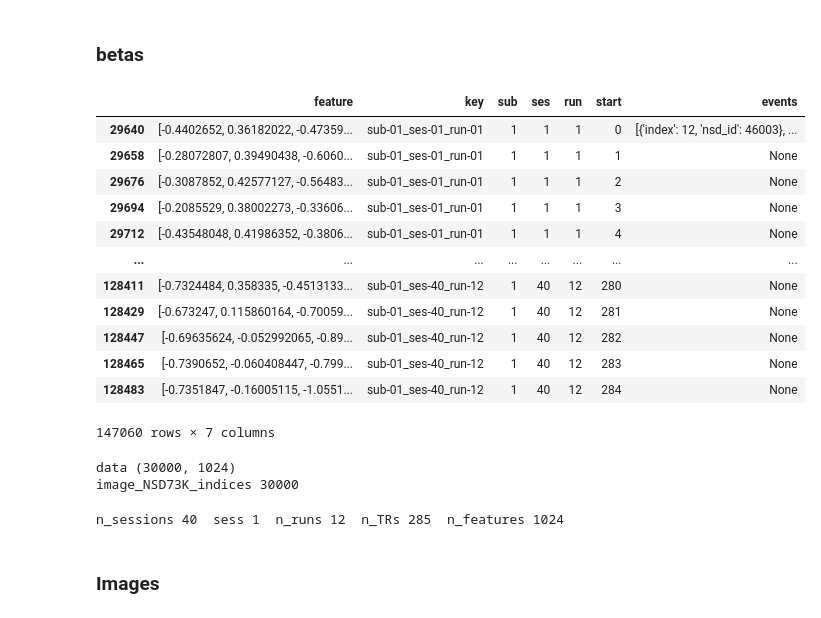
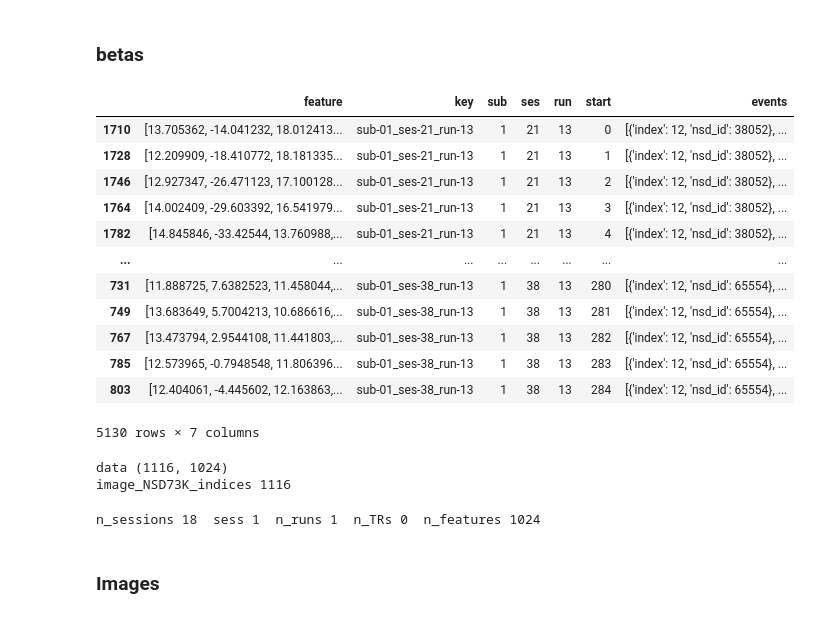
Before and after one commit to MedARC-AI/fMRI-foundation-model, a Jupyter notebook: flat/MindTrain.ipynb, the cells around one changed output. Drawn from its saved outputs; the diff is of its cells as text; code cells hidden in the pictures.

```diff
--- a/flat/MindTrain.ipynb
+++ b/flat/MindTrain.ipynb
@@ -37,23 +40,23 @@ from IPython.display import clear_output # function to clear print outputs in ce
 # %% [markdown]
 ### betas
 # %%
-features = pd.read_parquet('/weka/proj-fmri/paulscotti/fMRI-foundation-model/flat/checkpoints/nsdflat_large_gsr_/epoch99/test.parquet')
+features = pd.read_parquet('/weka/proj-fmri/paulscotti/fMRI-foundation-model/flat/checkpoints/nsdflat_large_gsr_mindeye_run2to12/epoch2/test.parquet')
 features = features.sort_values(by=["ses", "run", "start"])
 features
 # %% [output]
 |  | feature | key | sub | ses | run | start | events |
-| 29640 | [-0.4402652, 0.36182022, -0.47359... | sub-01_ses-01_run-01 | 1 | 1 | 1 | 0 | [{'index': 12, 'nsd_id': 46003}, ... |
-| 29658 | [-0.28072807, 0.39490438, -0.6060... | sub-01_ses-01_run-01 | 1 | 1 | 1 | 1 | None |
-| 29676 | [-0.3087852, 0.42577127, -0.56483... | sub-01_ses-01_run-01 | 1 | 1 | 1 | 2 | None |
-| 29694 | [-0.2085529, 0.38002273, -0.33606... | sub-01_ses-01_run-01 | 1 | 1 | 1 | 3 | None |
-| 29712 | [-0.43548048, 0.41986352, -0.3806... | sub-01_ses-01_run-01 | 1 | 1 | 1 | 4 | None |
+| 1710 | [13.705362, -14.041232, 18.012413... | sub-01_ses-21_run-13 | 1 | 21 | 13 | 0 | [{'index': 12, 'nsd_id': 38052}, ... |
+| 1728 | [12.209909, -18.410772, 18.181335... | sub-01_ses-21_run-13 | 1 | 21 | 13 | 1 | [{'index': 12, 'nsd_id': 38052}, ... |
+| 1746 | [12.927347, -26.471123, 17.100128... | sub-01_ses-21_run-13 | 1 | 21 | 13 | 2 | [{'index': 12, 'nsd_id': 38052}, ... |
+| 1764 | [14.002409, -29.603392, 16.541979... | sub-01_ses-21_run-13 | 1 | 21 | 13 | 3 | [{'index': 12, 'nsd_id': 38052}, ... |
+| 1782 | [14.845846, -33.42544, 13.760988,... | sub-01_ses-21_run-13 | 1 | 21 | 13 | 4 | [{'index': 12, 'nsd_id': 38052}, ... |
 | ... | ... | ... | ... | ... | ... | ... | ... |
-| 128411 | [-0.7324484, 0.358335, -0.4513133... | sub-01_ses-40_run-12 | 1 | 40 | 12 | 280 | None |
-| 128429 | [-0.673247, 0.115860164, -0.70059... | sub-01_ses-40_run-12 | 1 | 40 | 12 | 281 | None |
-| 128447 | [-0.69635624, -0.052992065, -0.89... | sub-01_ses-40_run-12 | 1 | 40 | 12 | 282 | None |
-| 128465 | [-0.7390652, -0.060408447, -0.799... | sub-01_ses-40_run-12 | 1 | 40 | 12 | 283 | None |
-| 128483 | [-0.7351847, -0.16005115, -1.0551... | sub-01_ses-40_run-12 | 1 | 40 | 12 | 284 | None |
+| 731 | [11.888725, 7.6382523, 11.458044,... | sub-01_ses-38_run-13 | 1 | 38 | 13 | 280 | [{'index': 12, 'nsd_id': 65554}, ... |
+| 749 | [13.683649, 5.7004213, 10.686616,... | sub-01_ses-38_run-13 | 1 | 38 | 13 | 281 | [{'index': 12, 'nsd_id': 65554}, ... |
+| 767 | [13.473794, 2.9544108, 11.441803,... | sub-01_ses-38_run-13 | 1 | 38 | 13 | 282 | [{'index': 12, 'nsd_id': 65554}, ... |
+| 785 | [12.573965, -0.7948548, 11.806396... | sub-01_ses-38_run-13 | 1 | 38 | 13 | 283 | [{'index': 12, 'nsd_id': 65554}, ... |
+| 803 | [12.404061, -4.445602, 12.163863,... | sub-01_ses-38_run-13 | 1 | 38 | 13 | 284 | [{'index': 12, 'nsd_id': 65554}, ... |
-147060 rows × 7 columns
+5130 rows × 7 columns
 # %%
 num_TRs_per_image = 1
 TR_delay = 3
@@ -61,11 +64,11 @@ data = []
 image_NSD73K_indices = []
 
 for sub in [1]:
-    for sess in tqdm(range(1, 41)):  # Adjust range as needed
+    for sess in tqdm(np.unique(features['ses'].values)):
         # Filter DataFrame once per session
         sess_features = features[(features['sub'] == sub) & (features['ses'] == sess)]
 
-        for run in range(1, sess_features['run'].max() + 1):
+        for run in np.unique(sess_features['run'].values):
             # Filter DataFrame once per run
             run_features = sess_features[sess_features['run'] == run]
 
@@ -95,14 +98,14 @@ image_NSD73K_indices = np.array(image_NSD73K_indices)
 print("data", data.shape)
 print("image_NSD73K_indices", len(image_NSD73K_indices))
 # %% [output]
-data (30000, 1024)
-image_NSD73K_indices 30000
+data (1116, 1024)
+image_NSD73K_indices 1116
 # %%
-n_sessions = 40 # ses ranges from 1 to 40
+n_sessions = len(np.unique(features['ses'].values)) # ses ranges from 1 to 40
 sess = 1
-n_runs = features[(features['ses']==sess)]['run'].max()
+n_runs = len(np.unique(sess_features['run'].values))
 n_TRs = len(features[(features['ses']==sess)&(features['run']==1)])
-n_features = len(features[(features['ses']==sess)]['feature'].values[0])
+n_features = len(sliding_window)
 print(f"n_sessions {n_sessions}  sess {sess}  n_runs {n_runs}  n_TRs {n_TRs}  n_features {n_features}")
 # %% [output]
-n_sessions 40  sess 1  n_runs 12  n_TRs 285  n_features 1024
+n_sessions 18  sess 1  n_runs 1  n_TRs 0  n_features 1024
```
Also changed, not shown: parts of 13 cells of this notebook, 4 other files.
